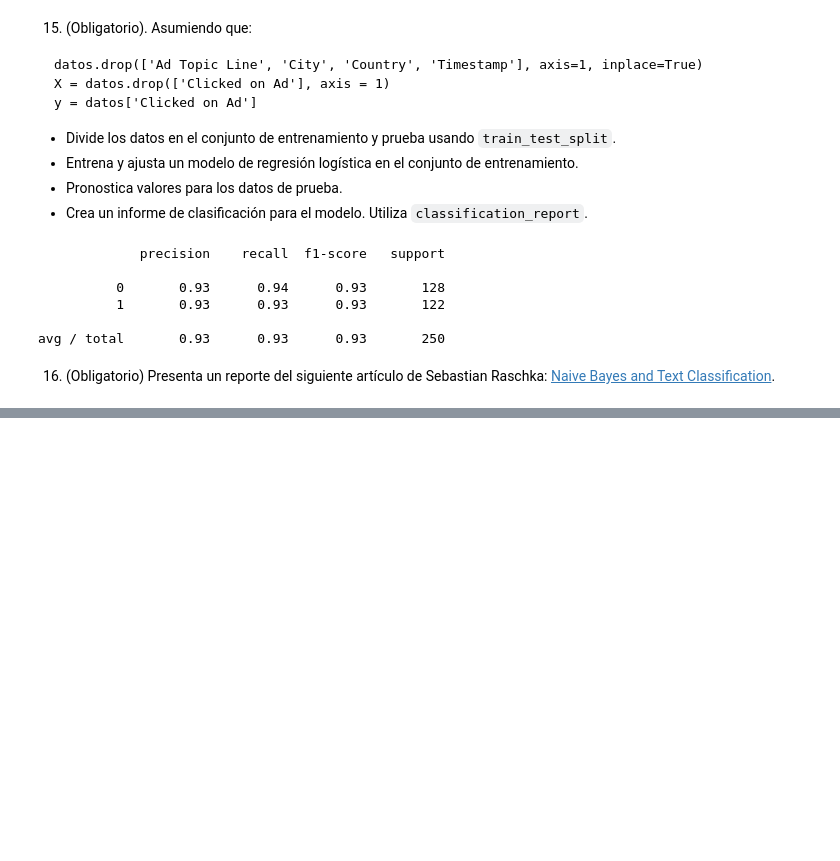
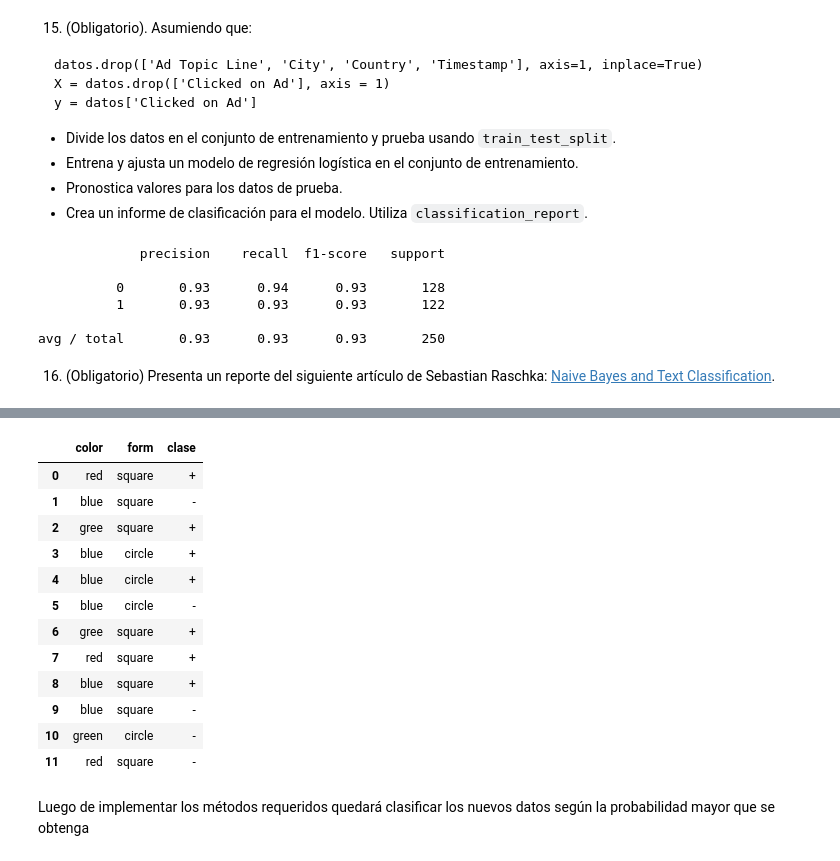
Before and after one commit to luislve17/CM072-DataScience, a Jupyter notebook: Tarea-2/Tarea2.ipynb, the cells around one changed output, grey strips where cells are left out. Saved outputs shown, nothing was run; the diff lists cells and outputs as text; code cells hidden in the pictures; blank space fills up the shorter version.

```diff
--- a/Tarea-2/Tarea2.ipynb
+++ b/Tarea-2/Tarea2.ipynb
@@ -520,0 +561,36 @@ avg / total       0.93      0.93      0.93       250
+# %%
+import pandas as pd
+
+data = [
+    ("red", "square", "+"),
+    ("blue", "square", "-"),
+    ("gree", "square", "+"),
+    ("blue", "circle", "+"),
+    ("blue", "circle", "+"),
+    ("blue", "circle", "-"),
+    ("gree", "square", "+"),
+    ("red", "square", "+"),
+    ("blue", "square", "+"),
+    ("blue", "square", "-"),
+    ("green", "circle", "-"),
+    ("red", "square", "-"),
+]
+
+labels = ['color', 'form', 'clase']
+
+data = pd.DataFrame.from_records(data, columns=labels)
+data
+# %% [output]
+|  | color | form | clase |
+| 0 | red | square | + |
+| 1 | blue | square | - |
+| 2 | gree | square | + |
+| 3 | blue | circle | + |
+| 4 | blue | circle | + |
+| 5 | blue | circle | - |
+| 6 | gree | square | + |
+| 7 | red | square | + |
+| 8 | blue | square | + |
+| 9 | blue | square | - |
+| 10 | green | circle | - |
+| 11 | red | square | - |
@@ -520,0 +616,2 @@ avg / total       0.93      0.93      0.93       250
+# %% [markdown]
+Luego de implementar los métodos requeridos quedará clasificar los nuevos datos según la probabilidad mayor que se obtenga
```
Also changed, not shown: parts of 10 cells of this notebook.
